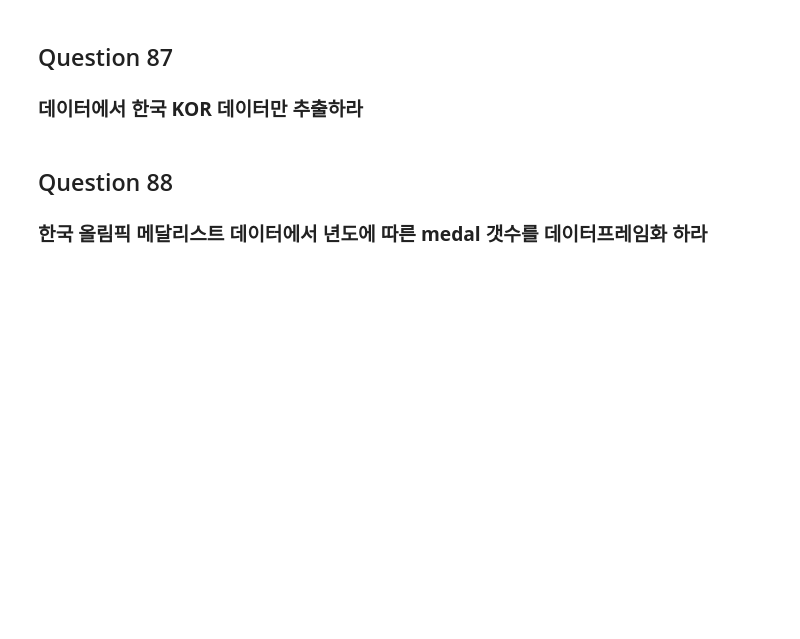
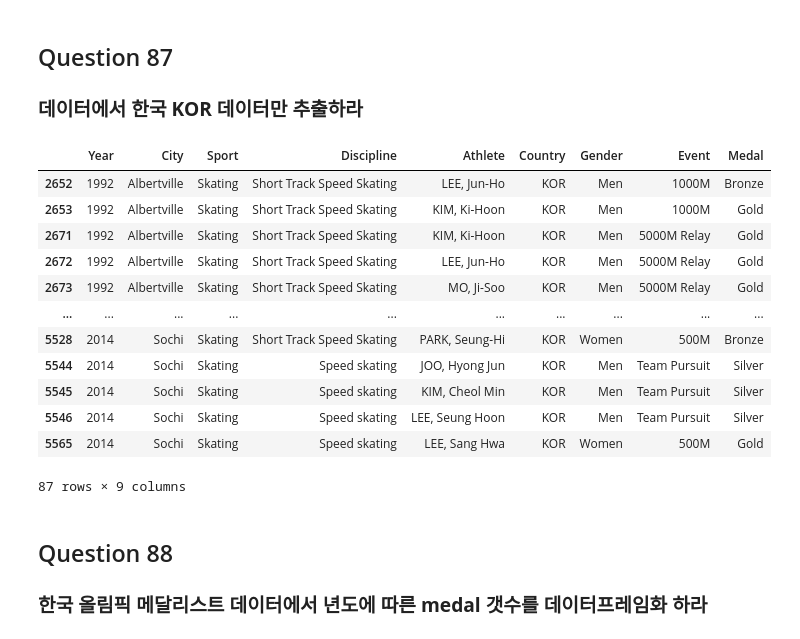
Before and after one commit to applesatang/my, a Jupyter notebook: pandas/practice101.ipynb, the cells around one changed output. Saved outputs shown, nothing was run; the diff lists cells and outputs as text; code cells hidden in the pictures; blank space fills up the shorter version.

```diff
--- a/pandas/practice101.ipynb
+++ b/pandas/practice101.ipynb
@@ -1394,6 +1527,25 @@ dataUrl ='https://raw.githubusercontent.com/Datamanim/pandas/main/winter.csv'
 # %% [markdown]
 ##  Question 87
 ### **데이터에서 한국 KOR 데이터만 추출하라**
+# %%
+dataUrl ='https://raw.githubusercontent.com/Datamanim/pandas/main/winter.csv'
+df = pd.read_csv(dataUrl)
+df1 = df[df.Country == 'KOR']
+df1
+# %% [output]
+|  | Year | City | Sport | Discipline | Athlete | Country | Gender | Event | Medal |
+| 2652 | 1992 | Albertville | Skating | Short Track Speed Skating | LEE, Jun-Ho | KOR | Men | 1000M | Bronze |
+| 2653 | 1992 | Albertville | Skating | Short Track Speed Skating | KIM, Ki-Hoon | KOR | Men | 1000M | Gold |
+| 2671 | 1992 | Albertville | Skating | Short Track Speed Skating | KIM, Ki-Hoon | KOR | Men | 5000M Relay | Gold |
+| 2672 | 1992 | Albertville | Skating | Short Track Speed Skating | LEE, Jun-Ho | KOR | Men | 5000M Relay | Gold |
+| 2673 | 1992 | Albertville | Skating | Short Track Speed Skating | MO, Ji-Soo | KOR | Men | 5000M Relay | Gold |
+| ... | ... | ... | ... | ... | ... | ... | ... | ... | ... |
+| 5528 | 2014 | Sochi | Skating | Short Track Speed Skating | PARK, Seung-Hi | KOR | Women | 500M | Bronze |
+| 5544 | 2014 | Sochi | Skating | Speed skating | JOO, Hyong Jun | KOR | Men | Team Pursuit | Silver |
+| 5545 | 2014 | Sochi | Skating | Speed skating | KIM, Cheol Min | KOR | Men | Team Pursuit | Silver |
+| 5546 | 2014 | Sochi | Skating | Speed skating | LEE, Seung Hoon | KOR | Men | Team Pursuit | Silver |
+| 5565 | 2014 | Sochi | Skating | Speed skating | LEE, Sang Hwa | KOR | Women | 500M | Gold |
+87 rows × 9 columns
 # %% [markdown]
 ##  Question 88
 ### **한국 올림픽 메달리스트 데이터에서 년도에 따른 medal 갯수를 데이터프레임화 하라**
```
Also changed, not shown: parts of 24 cells of this notebook, 1 other file.
